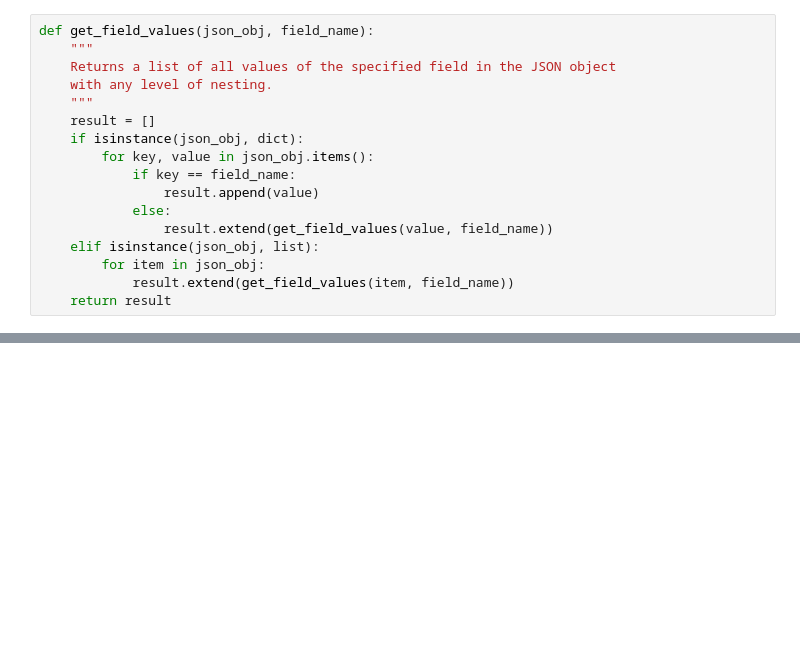
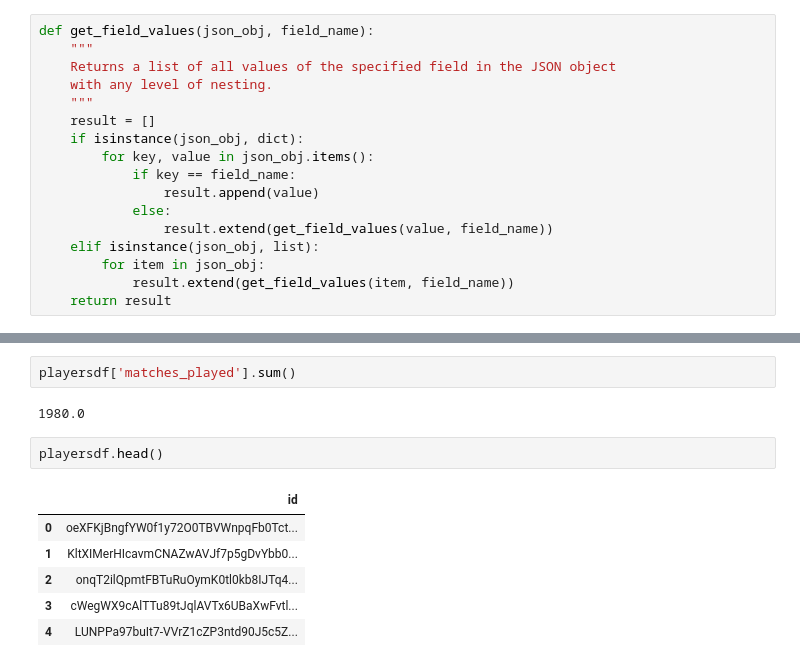
Before and after one commit to levente-murgas/hackathon, a Jupyter notebook: jupyter_analysis/Untitled.ipynb, the cells around one changed output, grey strips where cells are left out. Saved outputs shown, nothing was run; the diff lists cells and outputs as text; blank space fills up the shorter version.

```diff
--- a/jupyter_analysis/Untitled.ipynb
+++ b/jupyter_analysis/Untitled.ipynb
@@ -46,0 +104,13 @@ Match  3
+# %%
+playersdf['matches_played'].sum()
+# %% [output]
+1980.0
+# %%
+playersdf.head()
+# %% [output]
+|  | id |
+| 0 | oeXFKjBngfYW0f1y72O0TBVWnpqFb0Tct... |
+| 1 | KltXIMerHIcavmCNAZwAVJf7p5gDvYbb0... |
+| 2 | onqT2ilQpmtFBTuRuOymK0tl0kb8IJTq4... |
+| 3 | cWegWX9cAlTTu89tJqlAVTx6UBaXwFvtl... |
+| 4 | LUNPPa97buIt7-VVrZ1cZP3ntd90J5c5Z... |
```
Also changed, not shown: parts of 5 cells of this notebook.
